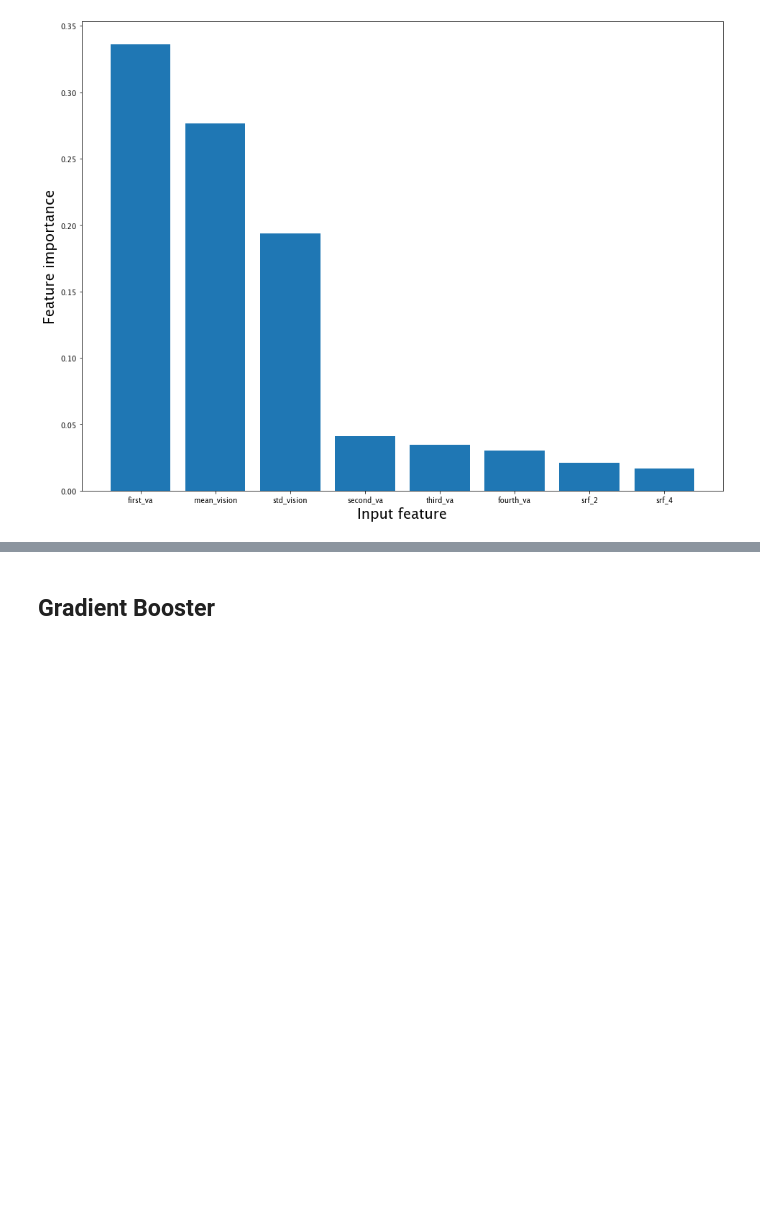
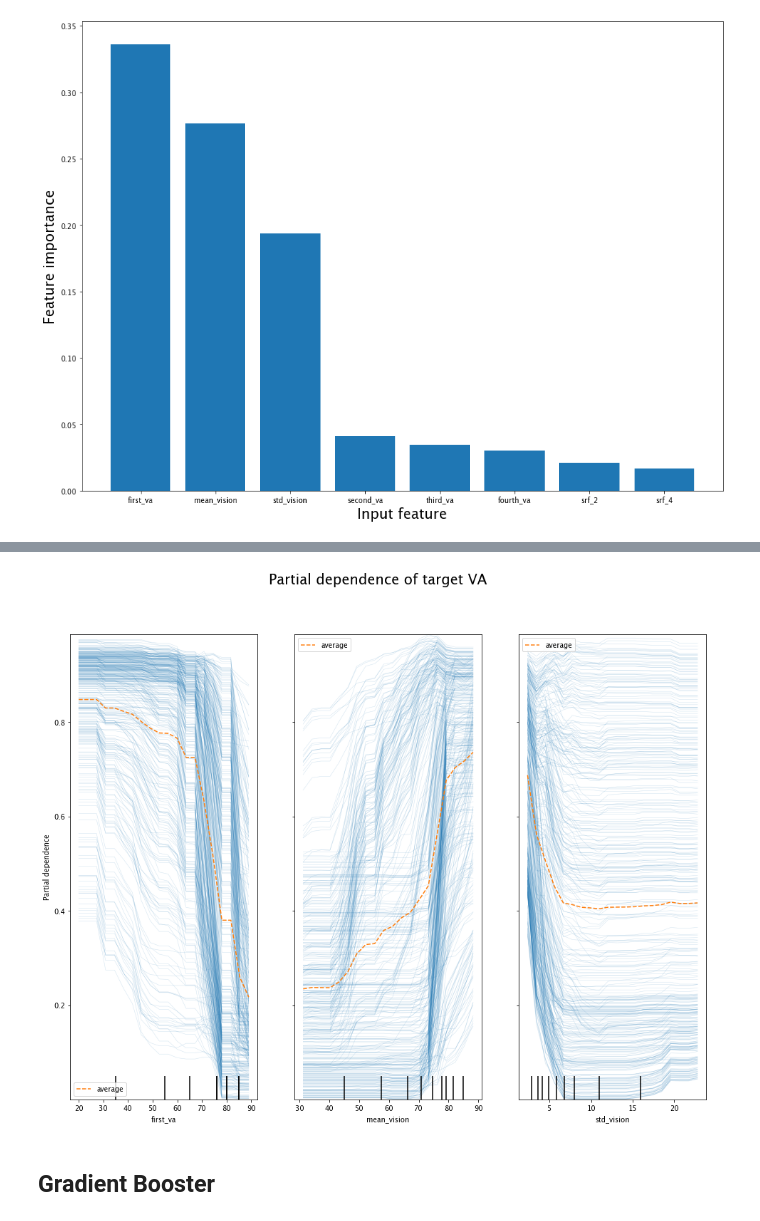
Before and after one commit to charlieoneill11/predicting_vision_paper, a Jupyter notebook: models/Classification.ipynb, the cells around one changed output, grey strips where cells are left out. Saved outputs shown, nothing was run; the diff lists cells and outputs as text; code cells hidden in the pictures; blank space fills up the shorter version.

```diff
--- a/models/Classification.ipynb
+++ b/models/Classification.ipynb
@@ -137,3 +146,21 @@ plt.show()
+# %%
+display = PartialDependenceDisplay.from_estimator(
+    rf,
+    X,
+    features,
+    kind="both",
+    grid_resolution=20,
+    random_state=0,
+    ice_lines_kw={"color": "tab:blue", "alpha": 0.2, "linewidth": 0.5},
+    pd_line_kw={"color": "tab:orange", "linestyle": "--"},
+)
+display.figure_.suptitle(
+    "Partial dependence of target VA", size=20
+)
+display.figure_.subplots_adjust(hspace=0.3)
+display.figure_.savefig("partial_dependence.png", dpi=250)
+# %% [output]
+[figure, added]
 # %% [markdown]
 ## Gradient Booster
 # %%
```
Also changed, not shown: parts of 2 cells of this notebook, 4 other files.
